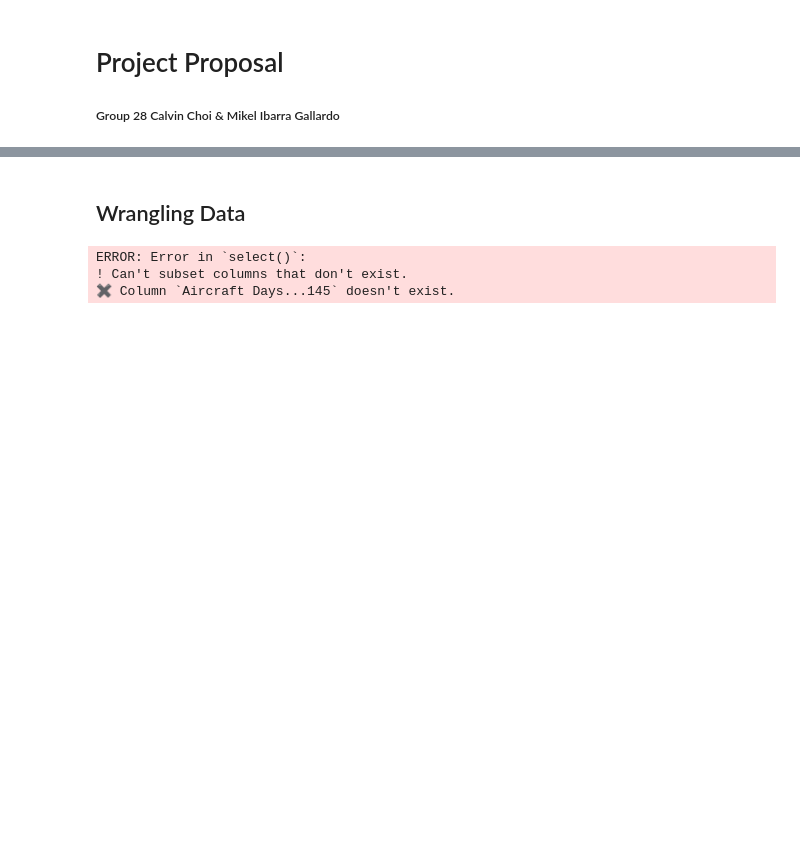
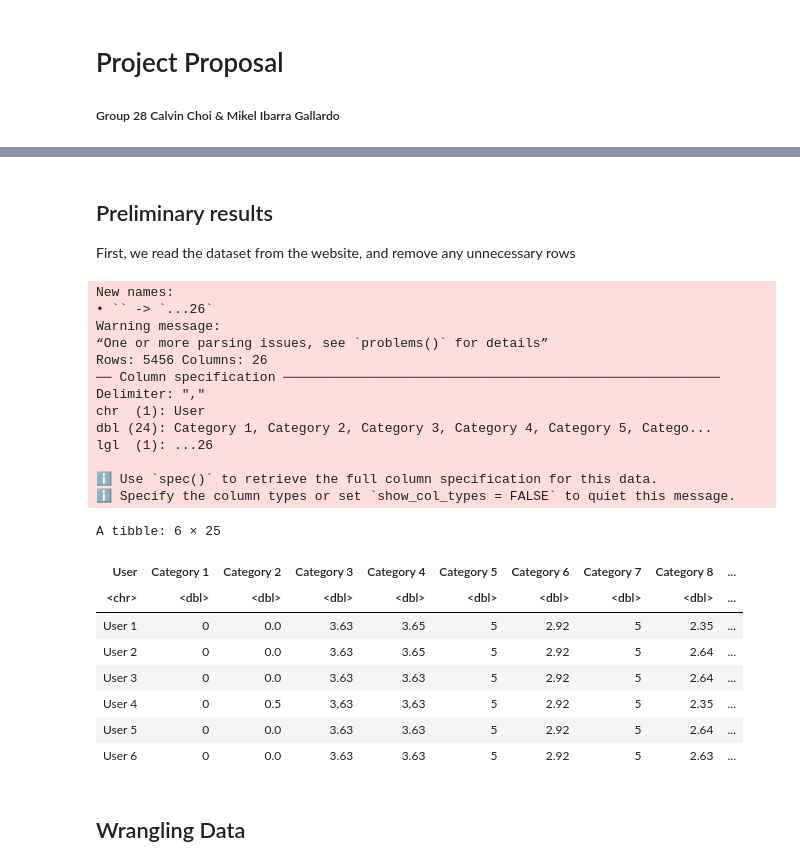
Before and after one commit to calvinyhchoi/STAT203_Project, a Jupyter notebook: Project_Proposal.ipynb, the cells around one changed output, grey strips where cells are left out. Cells and saved outputs as stored; diff of their text form; code cells hidden in the pictures; blank space fills up the shorter version.

```diff
--- a/Project_Proposal.ipynb
+++ b/Project_Proposal.ipynb
@@ -50,11 +43,35 @@ A tibble: 6 × 258
+# %% [markdown]
+## Preliminary results
+First, we read the dataset from the website, and remove any unnecessary rows
+# %%
+# Reading the data into R & cleaning it
+AStat <- read_csv("https://archive.ics.uci.edu/ml/machine-learning-databases/00485/google_review_ratings.csv") |>
+            # read csv from (https://archive.ics.uci.edu/ml/machine-learning-databases/00485/google_review_ratings.csv)
+    select(!...26)
+
+head(AStat)
+# %% [output]
+New names:
+• `` -> `...26`
+Warning message:
+“One or more parsing issues, see `problems()` for details”
+Rows: 5456 Columns: 26
+── Column specification ────────────────────────────────────────────────────────
+Delimiter: ","
+chr  (1): User
+dbl (24): Category 1, Category 2, Category 3, Category 4, Category 5, Catego...
+lgl  (1): ...26
+
+ℹ Use `spec()` to retrieve the full column specification for this data.
+ℹ Specify the column types or set `show_col_types = FALSE` to quiet this message.
+A tibble: 6 × 25
+| User | Category 1 | Category 2 | Category 3 | Category 4 | Category 5 | Category 6 | Category 7 | Category 8 | ... |
+| <chr> | <dbl> | <dbl> | <dbl> | <dbl> | <dbl> | <dbl> | <dbl> | <dbl> | ... |
+| User 1 | 0 | 0.0 | 3.63 | 3.65 | 5 | 2.92 | 5 | 2.35 | ... |
+| User 2 | 0 | 0.0 | 3.63 | 3.65 | 5 | 2.92 | 5 | 2.64 | ... |
+| User 3 | 0 | 0.0 | 3.63 | 3.63 | 5 | 2.92 | 5 | 2.64 | ... |
+| User 4 | 0 | 0.5 | 3.63 | 3.63 | 5 | 2.92 | 5 | 2.35 | ... |
+| User 5 | 0 | 0.0 | 3.63 | 3.63 | 5 | 2.92 | 5 | 2.64 | ... |
+| User 6 | 0 | 0.0 | 3.63 | 3.63 | 5 | 2.92 | 5 | 2.63 | ... |
 # %% [markdown]
 ## Wrangling Data
-# %%
-AStat <- AStat   |>           #transpose the dataset so years are observations
-
-        select(...1, Aircraft Days...145, )  #      |>         #
-AStat
-# %% [output]
-ERROR: Error in `select()`:
-! Can't subset columns that don't exist.
-✖ Column `Aircraft Days...145` doesn't exist.
```
Also changed, not shown: parts of 12 cells of this notebook.
